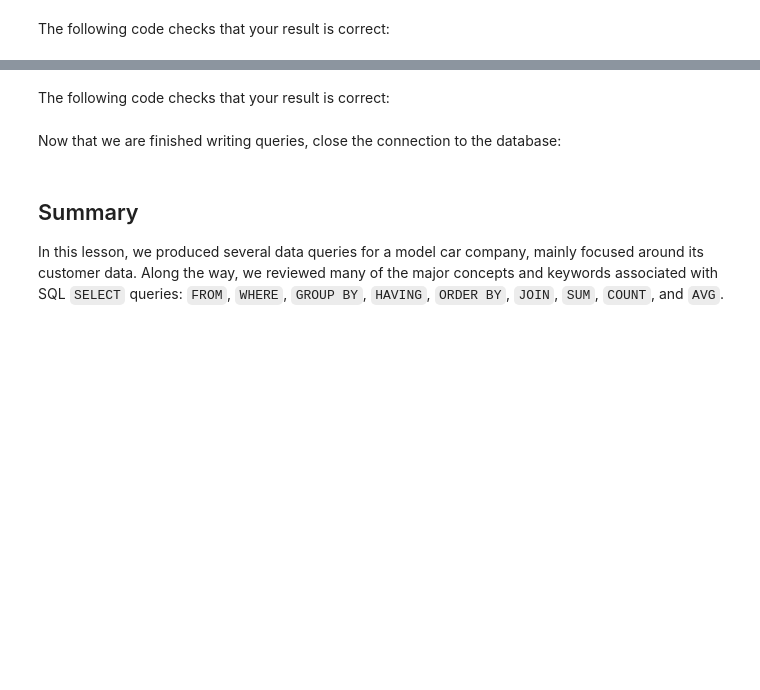
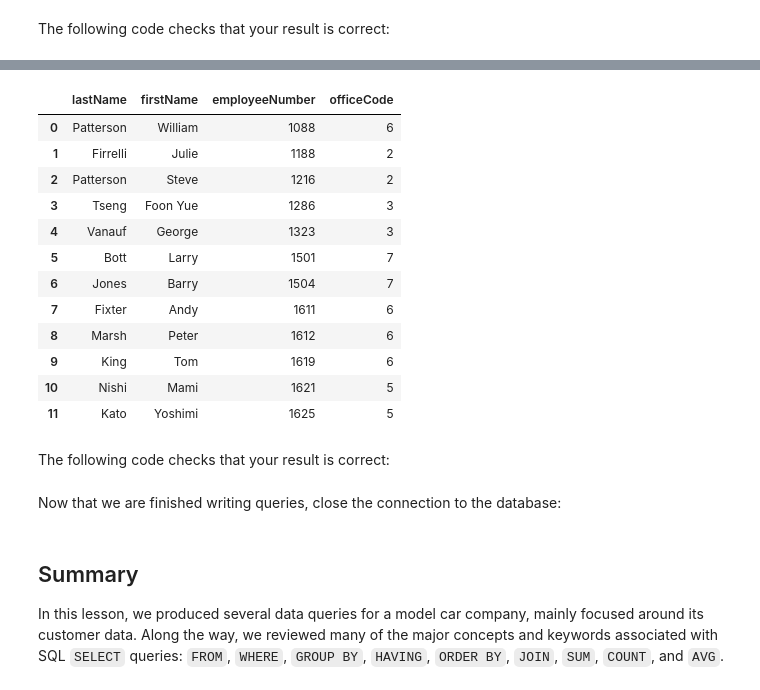
Before and after one commit to alexmuturi/dsc-sql-lab, a Jupyter notebook: index.ipynb, the cells around one changed output, grey strips where cells are left out. Cells and saved outputs as stored; diff of their text form; code cells hidden in the pictures; blank space fills up the shorter version.

```diff
--- a/index.ipynb
+++ b/index.ipynb
@@ -477,11 +440,33 @@ Finally, get the last name, first name, employee number, and office code for emp
 # %%
 # Replace None with approprite SQL code
 q8 = """
-None
-;
+SELECT lastName, firstName, employeeNumber, officeCode
+FROM employees
+WHERE officeCode IN (
+    SELECT officeCode
+    FROM employees
+    GROUP BY officeCode
+    HAVING COUNT(*) < 5
+);
+
+
 """
 q8_result = pd.read_sql(q8, conn)
 q8_result
+# %% [output]
+|  | lastName | firstName | employeeNumber | officeCode |
+| 0 | Patterson | William | 1088 | 6 |
+| 1 | Firrelli | Julie | 1188 | 2 |
+| 2 | Patterson | Steve | 1216 | 2 |
+| 3 | Tseng | Foon Yue | 1286 | 3 |
+| 4 | Vanauf | George | 1323 | 3 |
+| 5 | Bott | Larry | 1501 | 7 |
+| 6 | Jones | Barry | 1504 | 7 |
+| 7 | Fixter | Andy | 1611 | 6 |
+| 8 | Marsh | Peter | 1612 | 6 |
+| 9 | King | Tom | 1619 | 6 |
+| 10 | Nishi | Mami | 1621 | 5 |
+| 11 | Kato | Yoshimi | 1625 | 5 |
 # %% [markdown]
 The following code checks that your result is correct:
 # %%
```
Also changed, not shown: parts of 3 cells of this notebook.
